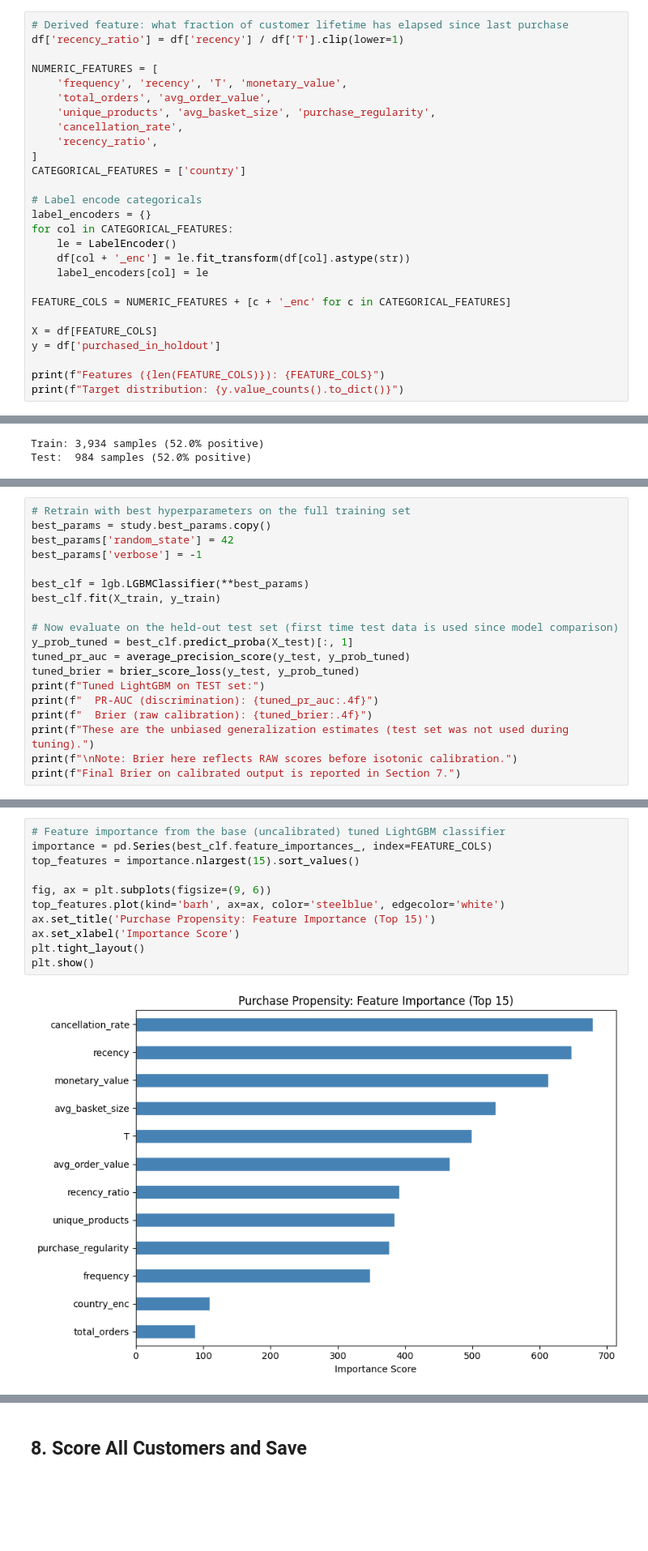
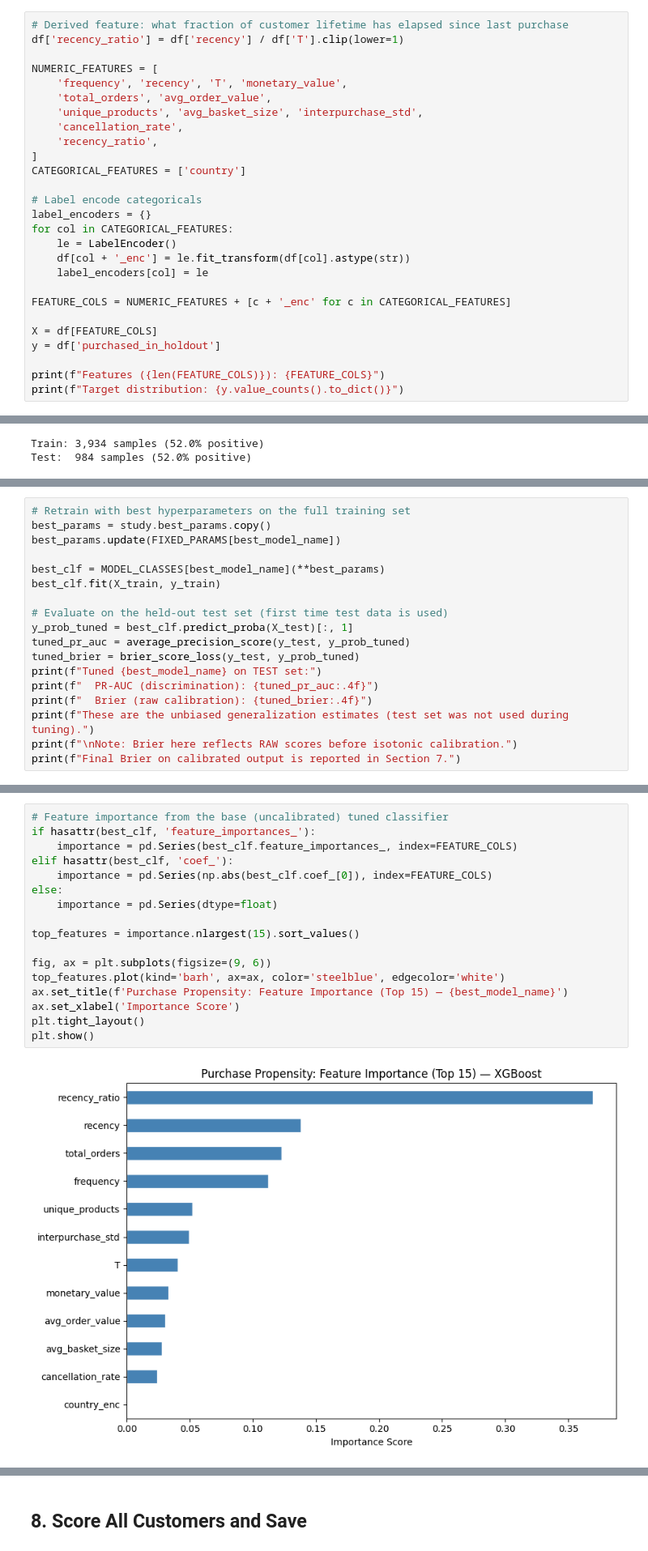
Before and after one commit to dsyhub/customer-lifetime-value-prediction, a Jupyter notebook: notebooks/02_purchase_propensity_model.ipynb, the cells around one changed output, grey strips where cells are left out. Shown at 81% size. Saved outputs shown, nothing was run; the diff lists cells and outputs as text; blank space fills up the shorter version.

```diff
--- a/notebooks/02_purchase_propensity_model.ipynb
+++ b/notebooks/02_purchase_propensity_model.ipynb
@@ -82,7 +103,7 @@ df['recency_ratio'] = df['recency'] / df['T'].clip(lower=1)
 NUMERIC_FEATURES = [
     'frequency', 'recency', 'T', 'monetary_value',
     'total_orders', 'avg_order_value',
-    'unique_products', 'avg_basket_size', 'purchase_regularity',
+    'unique_products', 'avg_basket_size', 'interpurchase_std',
     'cancellation_rate',
     'recency_ratio',
 ]
@@ -277,17 +363,16 @@ Note: Final test-set evaluation follows in Section 7.
 # %%
 # Retrain with best hyperparameters on the full training set
 best_params = study.best_params.copy()
-best_params['random_state'] = 42
-best_params['verbose'] = -1
+best_params.update(FIXED_PARAMS[best_model_name])
 
-best_clf = lgb.LGBMClassifier(**best_params)
+best_clf = MODEL_CLASSES[best_model_name](**best_params)
 best_clf.fit(X_train, y_train)
 
-# Now evaluate on the held-out test set (first time test data is used since model comparison)
+# Evaluate on the held-out test set (first time test data is used)
 y_prob_tuned = best_clf.predict_proba(X_test)[:, 1]
 tuned_pr_auc = average_precision_score(y_test, y_prob_tuned)
 tuned_brier = brier_score_loss(y_test, y_prob_tuned)
-print(f"Tuned LightGBM on TEST set:")
+print(f"Tuned {best_model_name} on TEST set:")
 print(f"  PR-AUC (discrimination): {tuned_pr_auc:.4f}")
 print(f"  Brier (raw calibration): {tuned_brier:.4f}")
 print(f"These are the unbiased generalization estimates (test set was not used during tuning).")
@@ -441,16 +526,22 @@ Decile analysis shows strong ranking performance: the top decile of customers by
 # %%
-# Feature importance from the base (uncalibrated) tuned LightGBM classifier
-importance = pd.Series(best_clf.feature_importances_, index=FEATURE_COLS)
+# Feature importance from the base (uncalibrated) tuned classifier
+if hasattr(best_clf, 'feature_importances_'):
+    importance = pd.Series(best_clf.feature_importances_, index=FEATURE_COLS)
+elif hasattr(best_clf, 'coef_'):
+    importance = pd.Series(np.abs(best_clf.coef_[0]), index=FEATURE_COLS)
+else:
+    importance = pd.Series(dtype=float)
+
 top_features = importance.nlargest(15).sort_values()
 
 fig, ax = plt.subplots(figsize=(9, 6))
 top_features.plot(kind='barh', ax=ax, color='steelblue', edgecolor='white')
-ax.set_title('Purchase Propensity: Feature Importance (Top 15)')
+ax.set_title(f'Purchase Propensity: Feature Importance (Top 15) — {best_model_name}')
 ax.set_xlabel('Importance Score')
 plt.tight_layout()
 plt.show()
 # %% [output]
-[figure, old version]
+[figure, new version]
 # %% [markdown]
 **Interpretation:**
 
```
Also changed, not shown: parts of 25 cells of this notebook, 8 other files.
